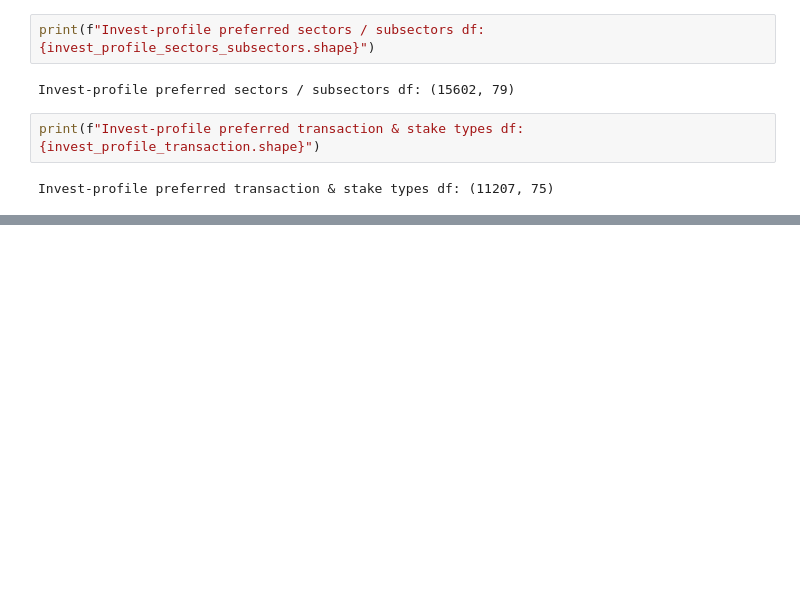
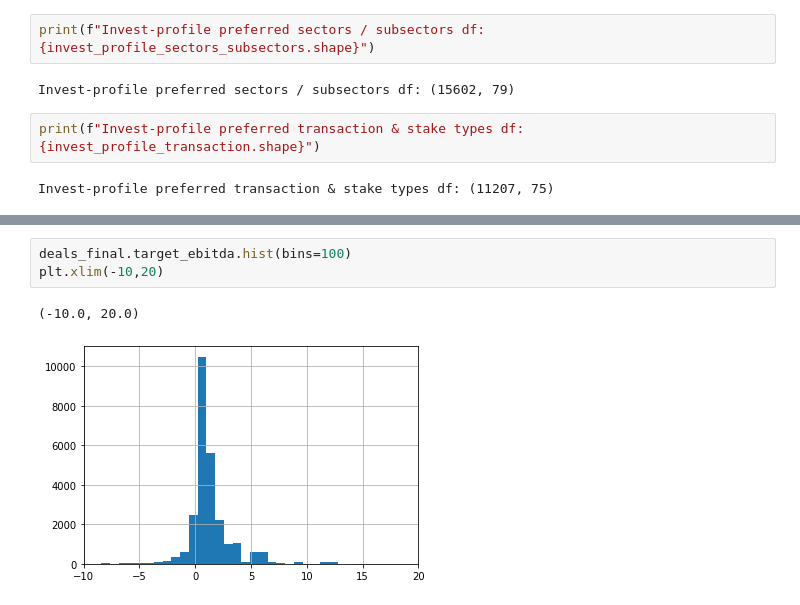
Before and after one commit to michabrz/DealMatch, a Jupyter notebook: notebooks/micha_data_cleaning.ipynb, the cells around one changed output, grey strips where cells are left out. Cells and saved outputs as stored; diff of their text form; blank space fills up the shorter version.

```diff
--- a/notebooks/micha_data_cleaning.ipynb
+++ b/notebooks/micha_data_cleaning.ipynb
@@ -151,0 +1121,6 @@ Invest-profile preferred transaction & stake types df: (11207, 75)
+# %%
+deals_final.target_ebitda.hist(bins=100)
+plt.xlim(-10,20)
+# %% [output]
+(-10.0, 20.0)
+[figure, added]
```
Also changed, not shown: parts of 166 cells of this notebook, 6 other files.
